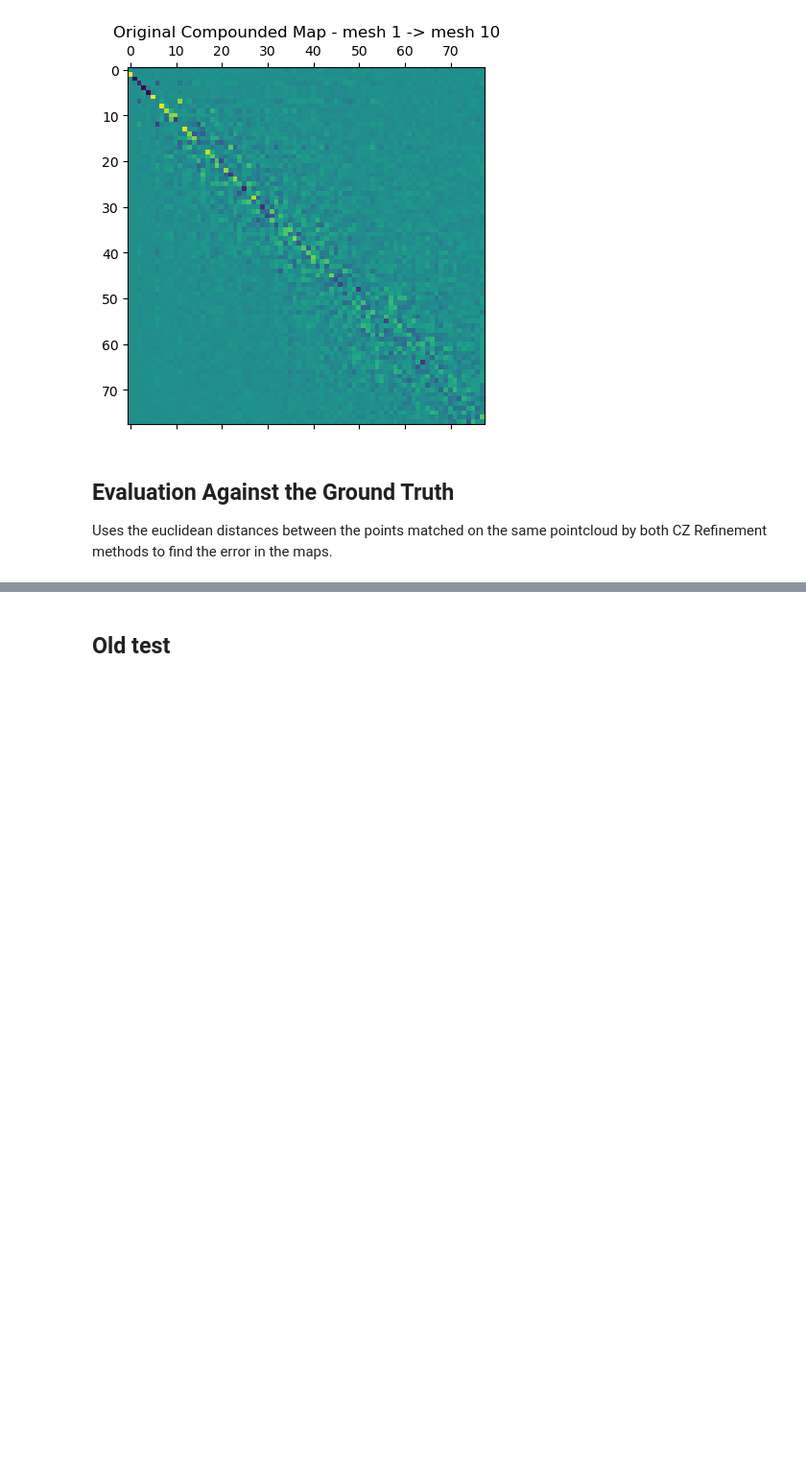
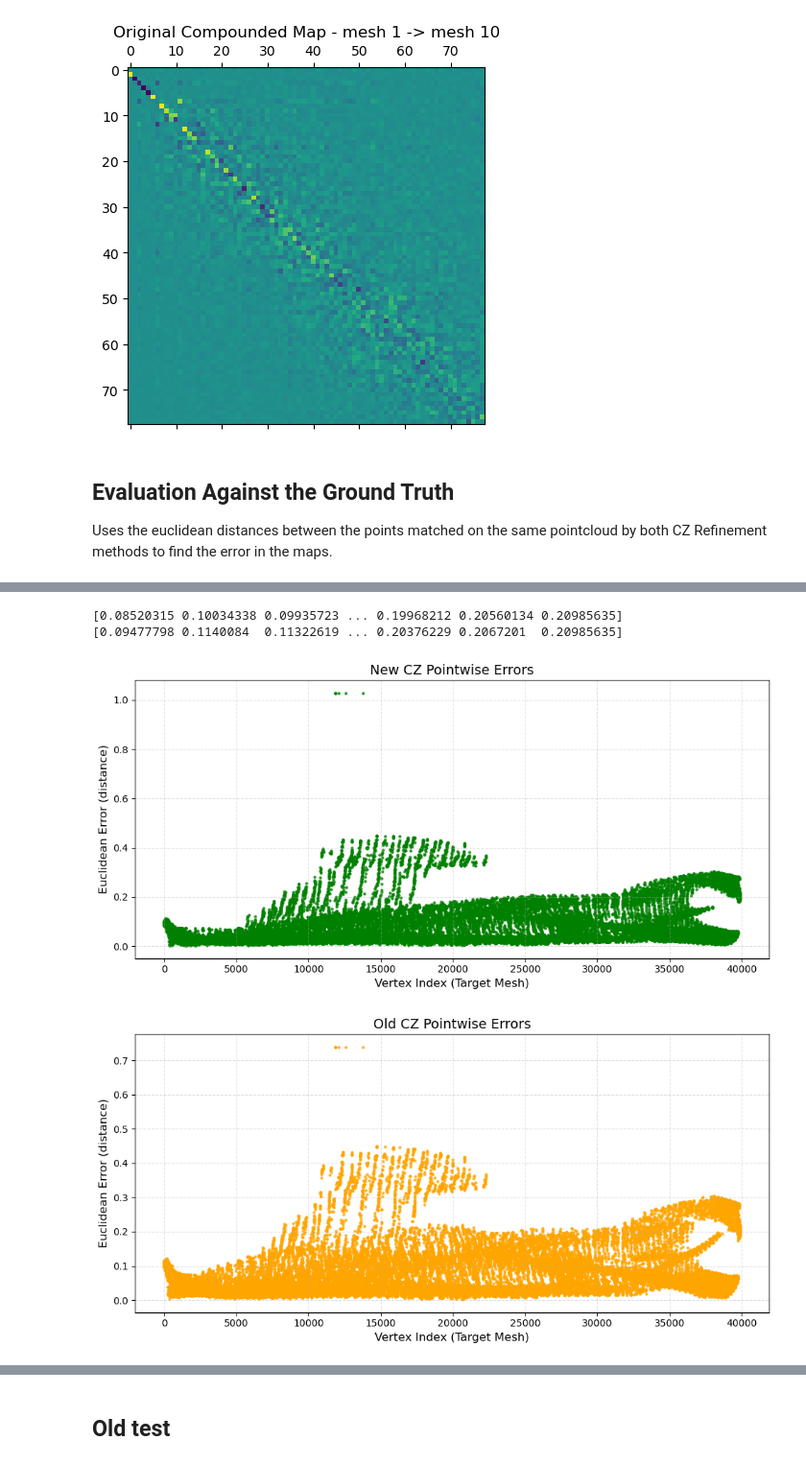
Before and after one commit to Arma1500/capstone2025, a Jupyter notebook: implementation.ipynb, the cells around one changed output, grey strips where cells are left out. Shown at 96% size. Drawn from its saved outputs; the diff is of its cells as text; code cells hidden in the pictures; blank space fills up the shorter version.

```diff
--- a/implementation.ipynb
+++ b/implementation.ipynb
@@ -385,0 +448,35 @@ old_p2p_21 = spectral.convert.mesh_FM_to_p2p(old_fm_12, mesh1, mesh2)
+# %%
+def mesh_euclidean_error(p2p_map, source_mesh, target_mesh):
+    src_points = np.asarray(source_mesh.vertices)
+    trgt_points = np.asarray(target_mesh.vertices)
+
+    mapped_trgt_points = src_points[p2p_map]
+    pointwise_errors = np.linalg.norm(trgt_points - mapped_trgt_points, axis=1) # distance accross each row
+
+    return pointwise_errors
+
+def plot_pointwise_errors(target_mesh, errors, title="Per-Point Euclidean Errors", color='royalblue'):
+    errors = np.asarray(errors)
+    x = np.arange(len(errors))  # point indices
+
+    plt.figure(figsize=(10, 5))
+    plt.scatter(x, errors, s=5, alpha=0.7, color=color)
+    plt.title(title, fontsize=14)
+    plt.xlabel("Vertex Index (Target Mesh)", fontsize=12)
+    plt.ylabel("Euclidean Error (distance)", fontsize=12)
+    plt.grid(True, linestyle='--', alpha=0.4)
+    plt.tight_layout()
+    plt.show()
+
+new_CZ_error = mesh_euclidean_error(new_p2p_21, mesh1, mesh2)
+old_CZ_error = mesh_euclidean_error(old_p2p_21, mesh1, mesh2)
+print(new_CZ_error)
+print(old_CZ_error)
+
+plot_pointwise_errors(mesh2, new_CZ_error, title="New CZ Pointwise Errors", color='green')
+plot_pointwise_errors(mesh2, old_CZ_error, title="Old CZ Pointwise Errors", color='orange')
+# %% [output]
+[0.08520315 0.10034338 0.09935723 ... 0.19968212 0.20560134 0.20985635]
+[0.09477798 0.1140084  0.11322619 ... 0.20376229 0.2067201  0.20985635]
+[figure, added]
+[figure, added]
```
Also changed, not shown: parts of 12 cells of this notebook, 4 other files.
